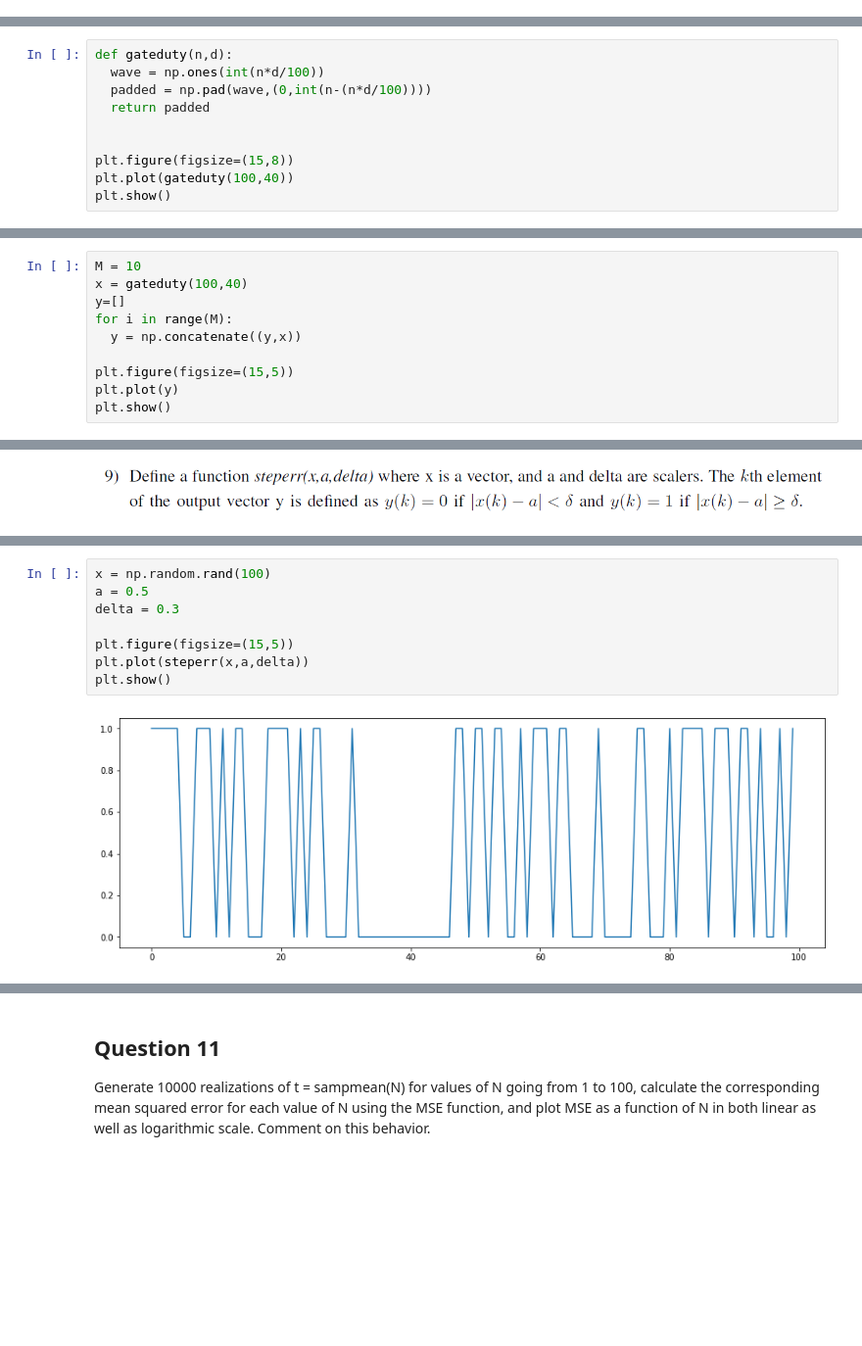
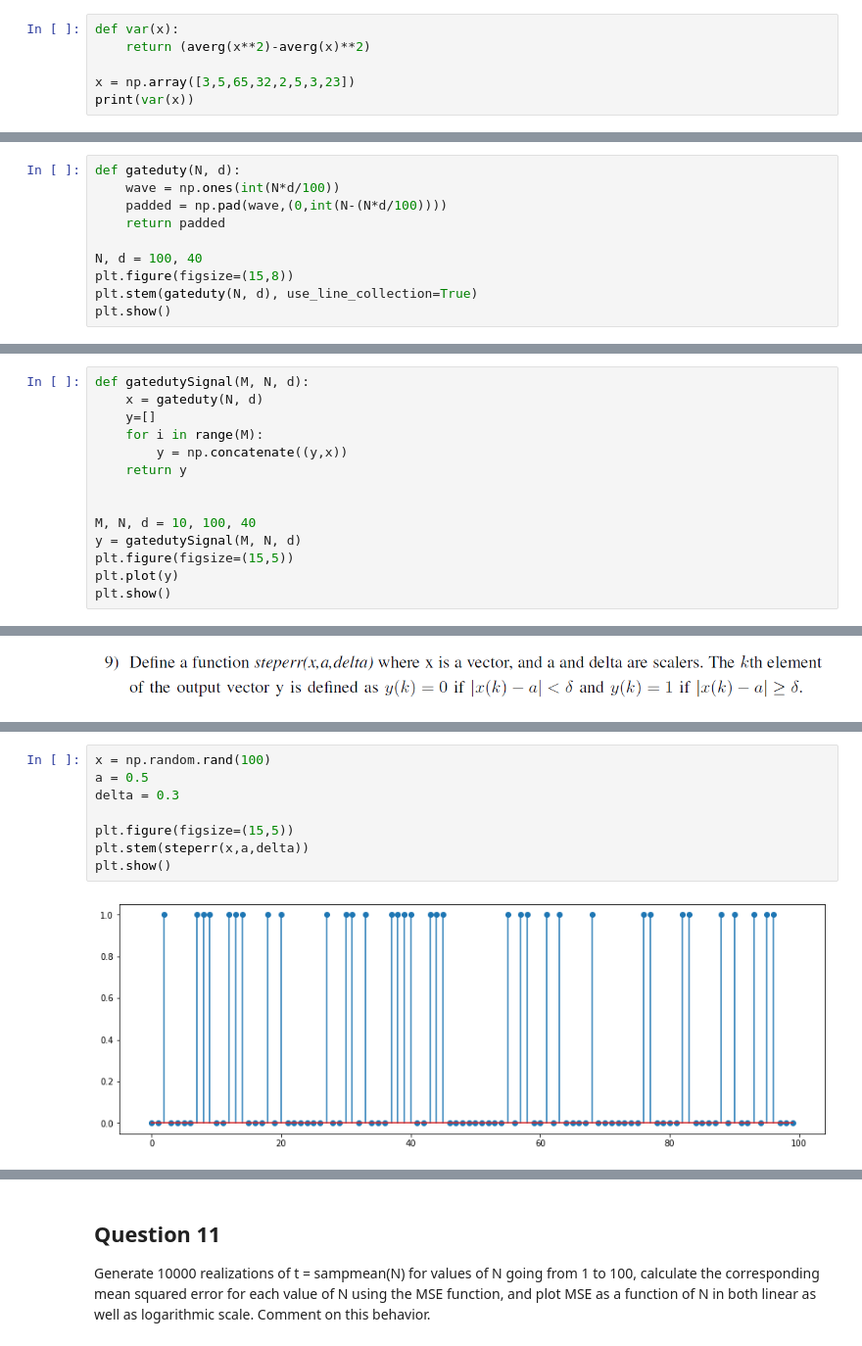
Before and after one commit to Bhavnicksm/dsp_lab_notebooks, a Jupyter notebook: EE333_Lab_1.ipynb, the cells around one changed output, grey strips where cells are left out. Shown at 98% size. Drawn from its saved outputs; the diff is of its cells as text; blank space fills up the shorter version.

```diff
--- a/EE333_Lab_1.ipynb
+++ b/EE333_Lab_1.ipynb
@@ -95,0 +87,6 @@ print(var)
+# %%
+def var(x):
+    return (averg(x**2)-averg(x)**2)
+
+x = np.array([3,5,65,32,2,5,3,23])
+print(var(x))
@@ -98,13 +97,13 @@ print(var)
 Write a function gateduty(N,d) to generate a rectangular pulse of length N with a duty cycle of
 d%.
 # %%
-def gateduty(n,d):
-  wave = np.ones(int(n*d/100))
-  padded = np.pad(wave,(0,int(n-(n*d/100))))
-  return padded
+def gateduty(N, d):
+    wave = np.ones(int(N*d/100))
+    padded = np.pad(wave,(0,int(N-(N*d/100))))
+    return padded
 
-
+N, d = 100, 40
 plt.figure(figsize=(15,8))
-plt.plot(gateduty(100,40))
+plt.stem(gateduty(N, d), use_line_collection=True)
 plt.show()
 # %% [output]
@@ -122,10 +122,14 @@ import scipy.signal as sig
 # %%
-M = 10
-x = gateduty(100,40)
-y=[]
-for i in range(M):
-  y = np.concatenate((y,x))
+def gatedutySignal(M, N, d):
+    x = gateduty(N, d)
+    y=[]
+    for i in range(M):
+        y = np.concatenate((y,x))
+    return y
 
+
+M, N, d = 10, 100, 40
+y = gatedutySignal(M, N, d)
 plt.figure(figsize=(15,5))
 plt.plot(y)
 plt.show()
@@ -184,12 +183,12 @@ def steperr(x,a,delta):
 # %%
 x = np.random.rand(100)
 a = 0.5
 delta = 0.3
 
 plt.figure(figsize=(15,5))
-plt.plot(steperr(x,a,delta))
+plt.stem(steperr(x,a,delta))
 plt.show()
 # %% [output]
-[figure, old version]
+[figure, new version]
 # %% [markdown]
 ## Question 10
```
Also changed, not shown: parts of 22 cells of this notebook.
